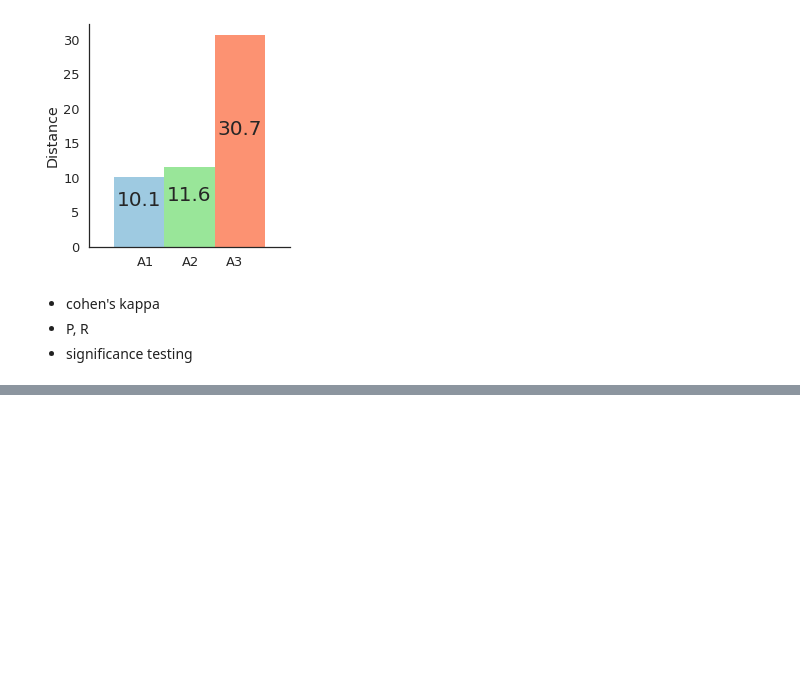
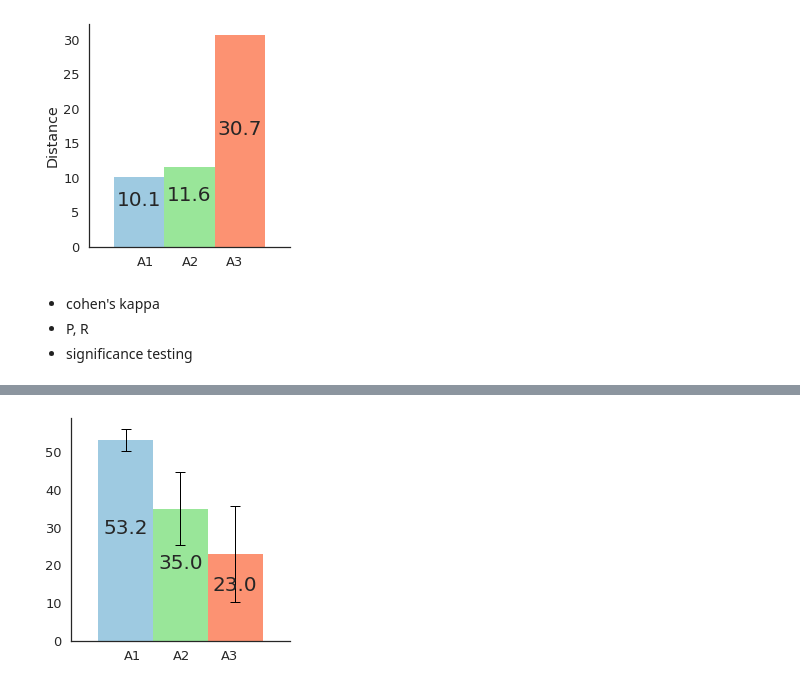
Before and after one commit to dorisjlee/viz-summarization, a Jupyter notebook: ipynb/User Study Results and Paper Statistics.ipynb, the cells around one changed output, grey strips where cells are left out. Drawn from its saved outputs; the diff is of its cells as text; code cells hidden in the pictures; blank space fills up the shorter version.

```diff
--- a/ipynb/User Study Results and Paper Statistics.ipynb
+++ b/ipynb/User Study Results and Paper Statistics.ipynb
@@ -181,0 +204,72 @@ prediction.groupby(task_name,as_index=False)[attributes].mean()
+# %%
+# def bar_chart(yVals, xAttrs, yErrs = [], xtitle="", ytitle="", title="", top_right_text="", N=1, width=0.1,autolabel_flag =True,fixed_ylim=True):
+yVals = result["ticket"].values
+xAttrs = result[task_name].values
+yErrs = std_result["ticket"].values/2.
+fixed_ylim=False
+#######
+xtitle=""
+ytitle=""
+title=""
+top_right_text=""
+N=1
+width=0.1
+autolabel_flag =True
+
+#######
+ind = np.arange(N)  # the x locations for the groups
+if len(yVals)==2:
+    colors = ["#fc9272","#9ecae1"]
+    sns.set_palette(sns.color_palette(colors))
+else:
+    colors = ["#9ecae1","#99e699","#fc9272"]
+    sns.set_palette(sns.color_palette(colors))
+
+fig, ax = plt.subplots()
+#cmap = get_cmap(len(yVals) + 1)
+rects = []
+error_kw=dict(lw=1, capsize=5, capthick=1)
+for i in range(len(yVals)):
+    if yErrs==[]:
+        rect = ax.bar(ind + (i+0.5) * width, yVals[i], width)
+    else:
+        rect = ax.bar(ind + (i+0.5) * width, yVals[i], width, ecolor="black",yerr=yErrs[i],error_kw=error_kw)
+    rects.append(rect)
+
+xtitle = xtitle.replace('"', '')
+ytitle = ytitle.replace('"', '')
+
+ax.set_xlabel(xtitle)
+ax.set_ylabel(ytitle)
+if title != "":
+    title = title.replace('"','')
+    title = title.replace("#", ",\n")
+    if title[0] == ',':
+        title = title[2:-2]
+    if title.count(',') < 3:
+        ax.set_title(title)
+    else:
+        ax.set_title(title)
+xmin = -0.05
+xmax = 0.25 + 0.1 * (len(yVals) - 2)
+xtickpos = [np.abs(xmin - xmax) / (len(yVals) + 1.5) * (i + 0.7) for i in range(len(yVals))]
+ax.set_xticks(xtickpos)
+ax.set_xticklabels(xAttrs)
+
+ax.annotate(top_right_text, xy=(0.75, 0.85), xycoords='axes fraction')
+ax.set_xlim(xmin, xmax)
+if fixed_ylim: ax.set_ylim((0, 100))
+size = 0
+for rect in rects:
+    size += 1
+# In case the font is too large for long titles
+if autolabel_flag :
+    for rect in rects:
+        autolabel(rect, ax)
+
+sns.despine(top=True, right=True)
+plt.tight_layout()
+
+plt.show()
+# %% [output]
+[figure, added]
```
Also changed, not shown: parts of 6 cells of this notebook, 5 other files.
